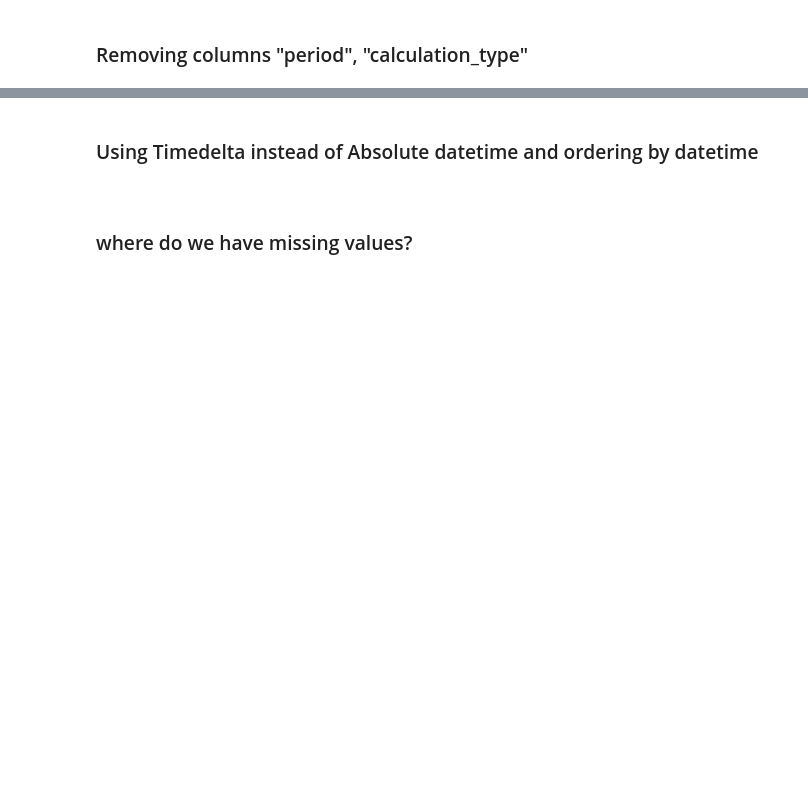
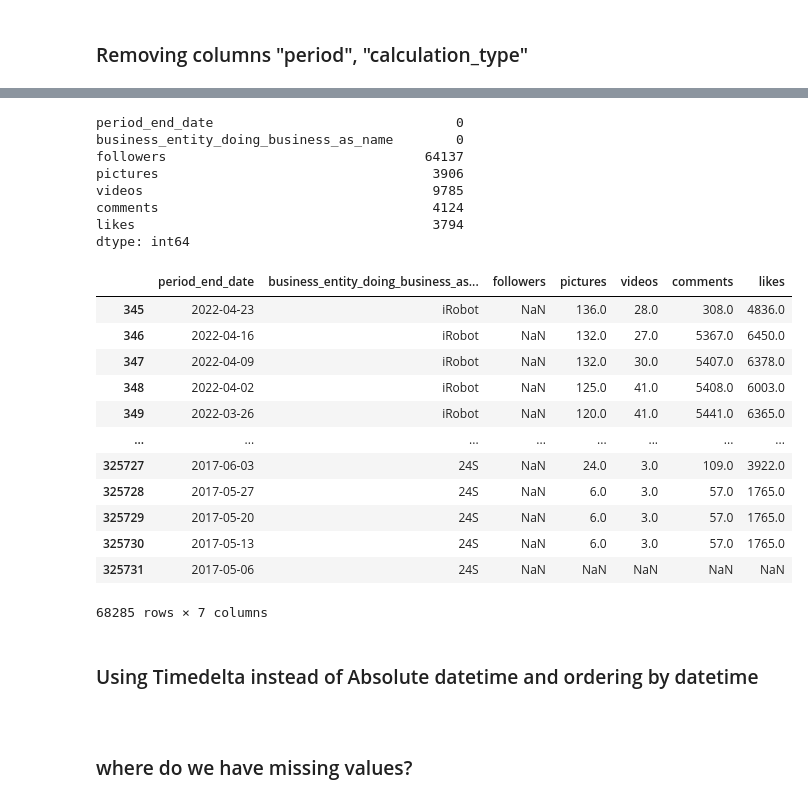
Before and after one commit to lerchal1/21_Datathon_2024, a Jupyter notebook: 1_data_cleaning.ipynb, the cells around one changed output, grey strips where cells are left out. Cells and saved outputs as stored; diff of their text form; code cells hidden in the pictures; blank space fills up the shorter version.

```diff
--- a/1_data_cleaning.ipynb
+++ b/1_data_cleaning.ipynb
@@ -46,3 +68,56 @@ display(df.head())
+# %%
+#df.pivot(index ="period_end_date",
+        #columns= ["compset_group", "business_entity_doing_business_as_name", "legal_entity_name", "ultimate_parent_legal_entity_name"],
+        #values=["followers", "pictures", "videos", "comments", "likes"]).head()
+
+#check for nan values in the dataset
+nan_rows = df.isna().sum()
+display(nan_rows)
+
+
+#get rows with nan values
+df[df.isna().any(axis=1)]
+
+
+# columns = df.columns
+# print(columns)
+# df_sum = 0
+
+# for i in columns:
+
+#     print("\n")
+#     print("-----------------------------------------------------------------------------")
+#     print(i, "--> has length:", len(df[i].unique()))
+#     df_i = df[i].value_counts().reset_index()
+#     df_i.columns = [i, "count"]
+#     display(df_i)
+#     df_sum = df_i["count"].sum()
+#     print("Sum of count:", df_sum)
+#     df_sum = 0
+#     print("-----------------------------------------------------------------------------")
+#     print("\n")
+# %% [output]
+period_end_date                               0
+business_entity_doing_business_as_name        0
+followers                                 64137
+pictures                                   3906
+videos                                     9785
+comments                                   4124
+likes                                      3794
+dtype: int64
+|  | period_end_date | business_entity_doing_business_as... | followers | pictures | videos | comments | likes |
+| 345 | 2022-04-23 | iRobot | NaN | 136.0 | 28.0 | 308.0 | 4836.0 |
+| 346 | 2022-04-16 | iRobot | NaN | 132.0 | 27.0 | 5367.0 | 6450.0 |
+| 347 | 2022-04-09 | iRobot | NaN | 132.0 | 30.0 | 5407.0 | 6378.0 |
+| 348 | 2022-04-02 | iRobot | NaN | 125.0 | 41.0 | 5408.0 | 6003.0 |
+| 349 | 2022-03-26 | iRobot | NaN | 120.0 | 41.0 | 5441.0 | 6365.0 |
+| ... | ... | ... | ... | ... | ... | ... | ... |
+| 325727 | 2017-06-03 | 24S | NaN | 24.0 | 3.0 | 109.0 | 3922.0 |
+| 325728 | 2017-05-27 | 24S | NaN | 6.0 | 3.0 | 57.0 | 1765.0 |
+| 325729 | 2017-05-20 | 24S | NaN | 6.0 | 3.0 | 57.0 | 1765.0 |
+| 325730 | 2017-05-13 | 24S | NaN | 6.0 | 3.0 | 57.0 | 1765.0 |
+| 325731 | 2017-05-06 | 24S | NaN | NaN | NaN | NaN | NaN |
+68285 rows × 7 columns
 # %% [markdown]
 <h3> Using Timedelta instead of Absolute datetime and ordering by datetime <h3>
 # %%
```
Also changed, not shown: parts of 10 cells of this notebook.
